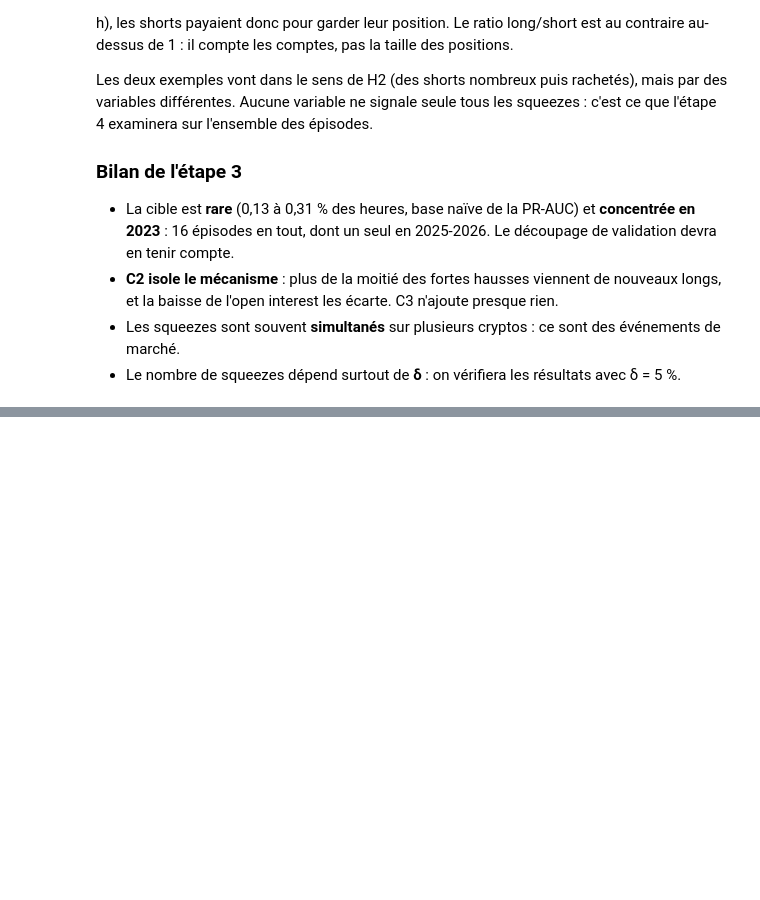
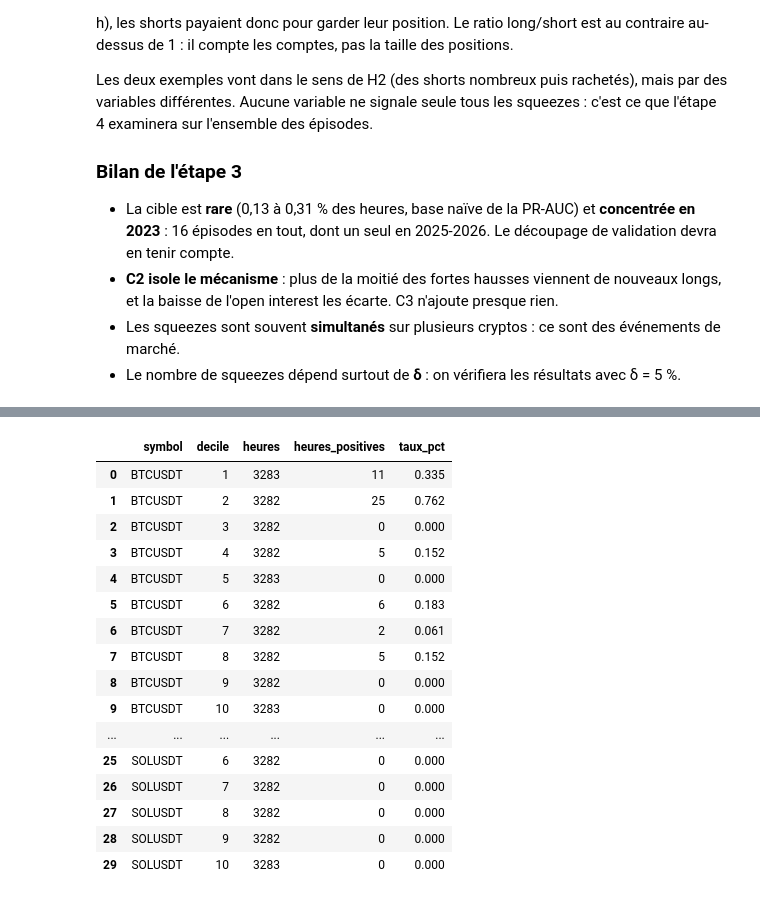
Before and after one commit to Ethanyounes/Ensae-Data-Science, a Jupyter notebook: rapport.ipynb, the cells around one changed output, grey strips where cells are left out. Cells and saved outputs as stored; diff of their text form; code cells hidden in the pictures; blank space fills up the shorter version.

```diff
--- a/rapport.ipynb
+++ b/rapport.ipynb
@@ -454,0 +482,20 @@ Les deux exemples vont dans le sens de H2 (des shorts nombreux puis rachetés),
+# %%
+descriptif.taux_squeeze_par_decile(panel_cible, "ls_global").round(3)
+# %% [output]
+|  | symbol | decile | heures | heures_positives | taux_pct |
+| 0 | BTCUSDT | 1 | 3283 | 11 | 0.335 |
+| 1 | BTCUSDT | 2 | 3282 | 25 | 0.762 |
+| 2 | BTCUSDT | 3 | 3282 | 0 | 0.000 |
+| 3 | BTCUSDT | 4 | 3282 | 5 | 0.152 |
+| 4 | BTCUSDT | 5 | 3283 | 0 | 0.000 |
+| 5 | BTCUSDT | 6 | 3282 | 6 | 0.183 |
+| 6 | BTCUSDT | 7 | 3282 | 2 | 0.061 |
+| 7 | BTCUSDT | 8 | 3282 | 5 | 0.152 |
+| 8 | BTCUSDT | 9 | 3282 | 0 | 0.000 |
+| 9 | BTCUSDT | 10 | 3283 | 0 | 0.000 |
+| ... | ... | ... | ... | ... | ... |
+| 25 | SOLUSDT | 6 | 3282 | 0 | 0.000 |
+| 26 | SOLUSDT | 7 | 3282 | 0 | 0.000 |
+| 27 | SOLUSDT | 8 | 3282 | 0 | 0.000 |
+| 28 | SOLUSDT | 9 | 3282 | 0 | 0.000 |
+| 29 | SOLUSDT | 10 | 3283 | 0 | 0.000 |
```
Also changed, not shown: parts of 9 cells of this notebook, 1 other file.
